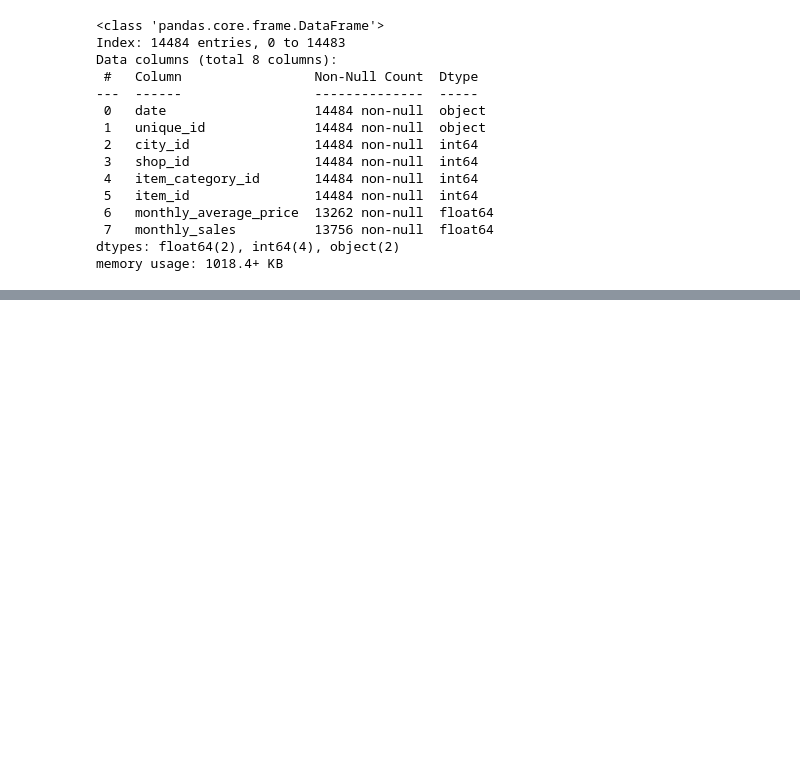
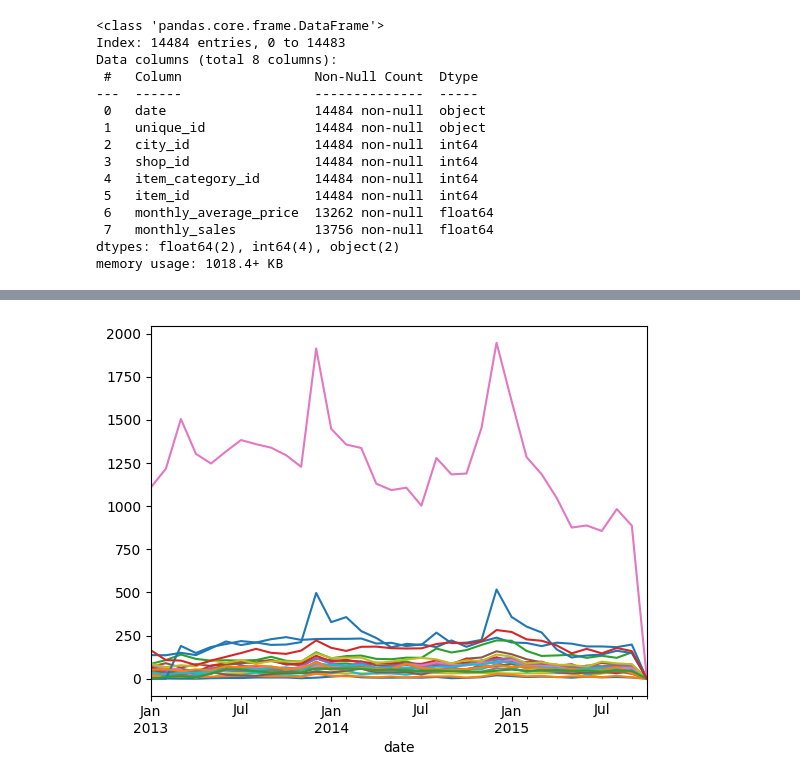
Before and after one commit to leoaguado/E3_Unsupervised_Machine_Learning, a Jupyter notebook: ML_time_series.ipynb, the cells around one changed output, grey strips where cells are left out. Saved outputs shown, nothing was run; the diff lists cells and outputs as text; code cells hidden in the pictures; blank space fills up the shorter version.

```diff
--- a/ML_time_series.ipynb
+++ b/ML_time_series.ipynb
@@ -44,0 +204,11 @@ memory usage: 1018.4+ KB
+# %%
+for i in df.city_id.unique():
+    t = (
+    df[df.city_id == i]
+    .groupby(["date"])
+    ["monthly_sales"]
+    .sum()
+    )
+    t.plot()
+# %% [output]
+[figure, added]
```
Also changed, not shown: parts of 45 cells of this notebook.
